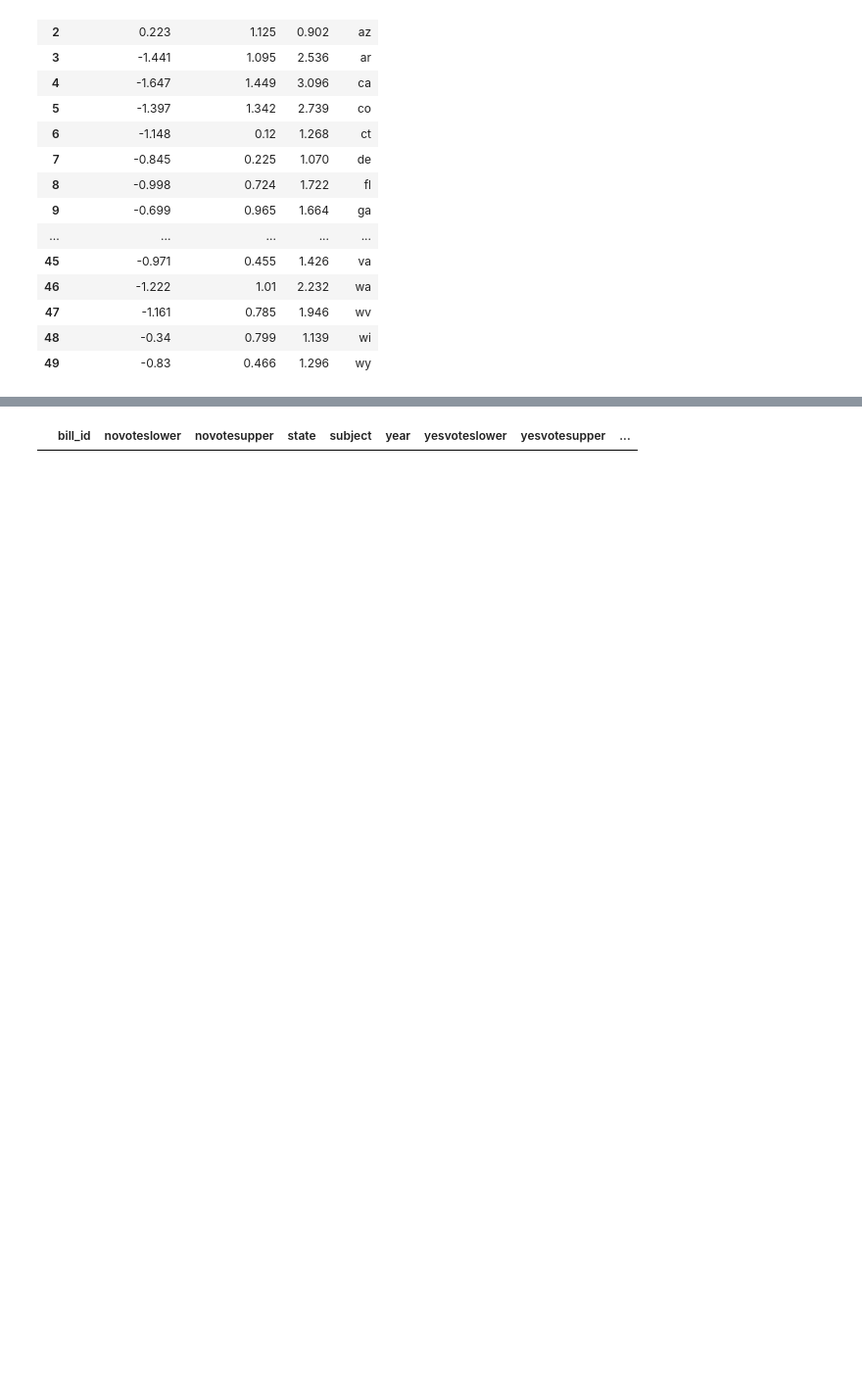
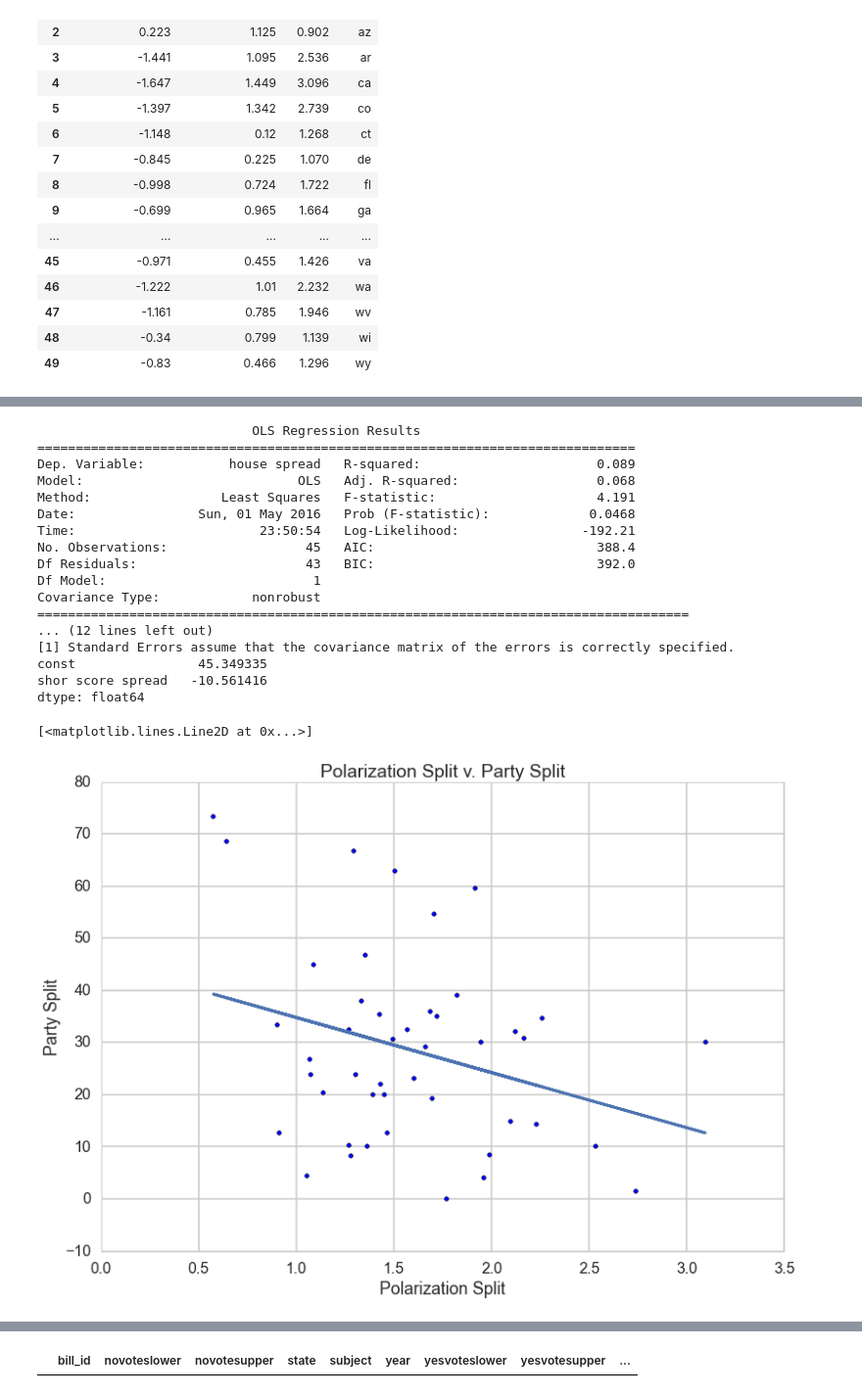
Before and after one commit to HalleOrr/Economics-1425, a Jupyter notebook: Economics 1425.ipynb, the cells around one changed output, grey strips where cells are left out. Shown at 98% size. Saved outputs shown, nothing was run; the diff lists cells and outputs as text; code cells hidden in the pictures; blank space fills up the shorter version.

```diff
--- a/Economics 1425.ipynb
+++ b/Economics 1425.ipynb
@@ -567,0 +559,52 @@ dtype: float64
+# %%
+### OLS regression, shor scores versus party spreads
+state_keys = ['al','ak','az','ar','ca','co','ct','de','fl','ga','hi','id','il','in','ia','la','me','md','ma','mi','mn','mo','mt','nv','nj','nm','ny','nc','nd','oh','ok','or','pa','ri','sc','sd','tn','tx','ut','vt','va','wa','wv','wi','wy']
+categories4 = ["house spread", "shor score spread"]
+hslist = propdf2012.drop(['ks','ky','ne','ms','nh'])
+hslist2 = hslist['house spread'].tolist()
+combined3 = [hslist2, shor_house_spread22012]
+spread_dict2012 = dict(zip(categories4, combined3))
+spreaddf2012 = pd.DataFrame(spread_dict2012, index = state_keys)
+spreaddf2012
+
+### add constant
+shor_house_spread220122 = sm.add_constant(spreaddf2012['shor score spread'])
+shor_house_spread220122
+
+# ### OLS regression
+olsest = sm.OLS(spreaddf2012['house spread'], shor_house_spread220122)
+olsest = olsest.fit()
+print olsest.summary()
+print olsest.params
+
+# ### line of best fit
+predict_y = 45.3493 + -10.5614 * spreaddf2012['shor score spread']
+
+# ### scatter plot
+plt.scatter(spreaddf2012['shor score spread'], spreaddf2012['house spread'])
+plt.xlabel('Polarization Split')
+plt.ylabel('Party Split')
+plt.title('Polarization Split v. Party Split')
+pylab.plot(spreaddf2012['shor score spread'], predict_y, )
+
+# ### MY RESULTS ARE SIGNIFICANT!!!
+# %% [output]
+                            OLS Regression Results
+==============================================================================
+Dep. Variable:           house spread   R-squared:                       0.089
+Model:                            OLS   Adj. R-squared:                  0.068
+Method:                 Least Squares   F-statistic:                     4.191
+Date:                Sun, 01 May 2016   Prob (F-statistic):             0.0468
+Time:                        23:50:54   Log-Likelihood:                -192.21
+No. Observations:                  45   AIC:                             388.4
+Df Residuals:                      43   BIC:                             392.0
+Df Model:                           1
+Covariance Type:            nonrobust
+=====================================================================================
+... (12 lines left out)
+[1] Standard Errors assume that the covariance matrix of the errors is correctly specified.
+const                45.349335
+shor score spread   -10.561416
+dtype: float64
+[<matplotlib.lines.Line2D at 0x...>]
+[figure, added]
```
Also changed, not shown: parts of 36 cells of this notebook.
